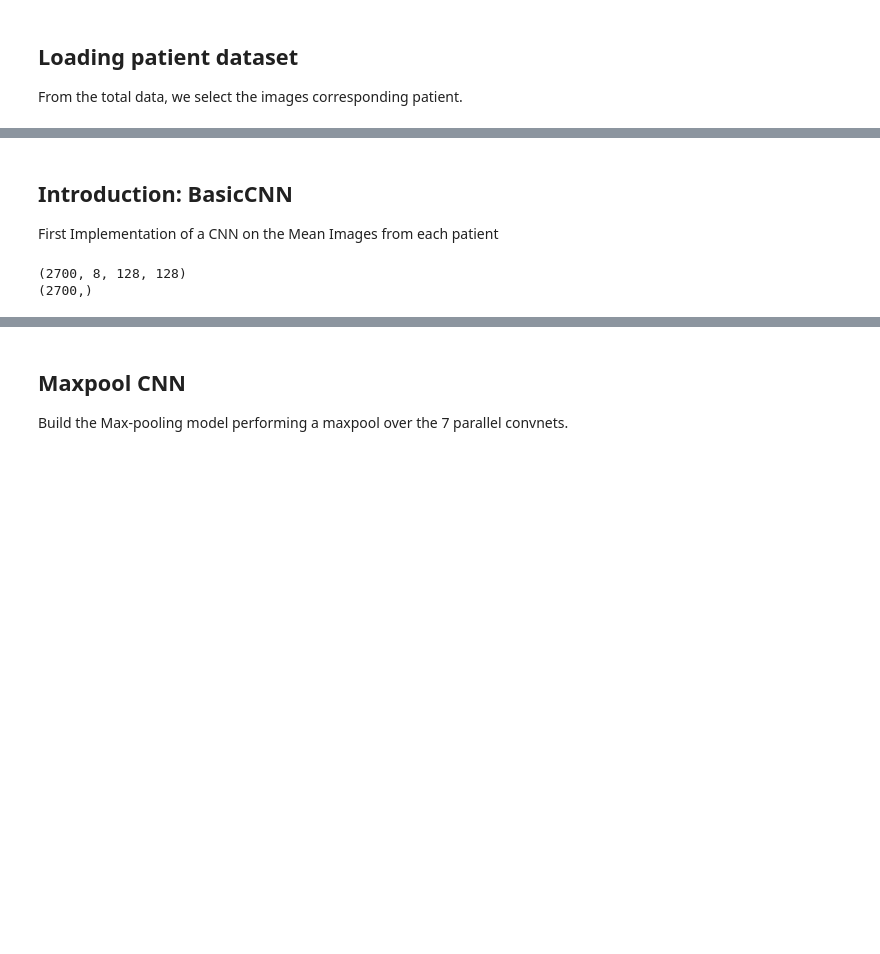
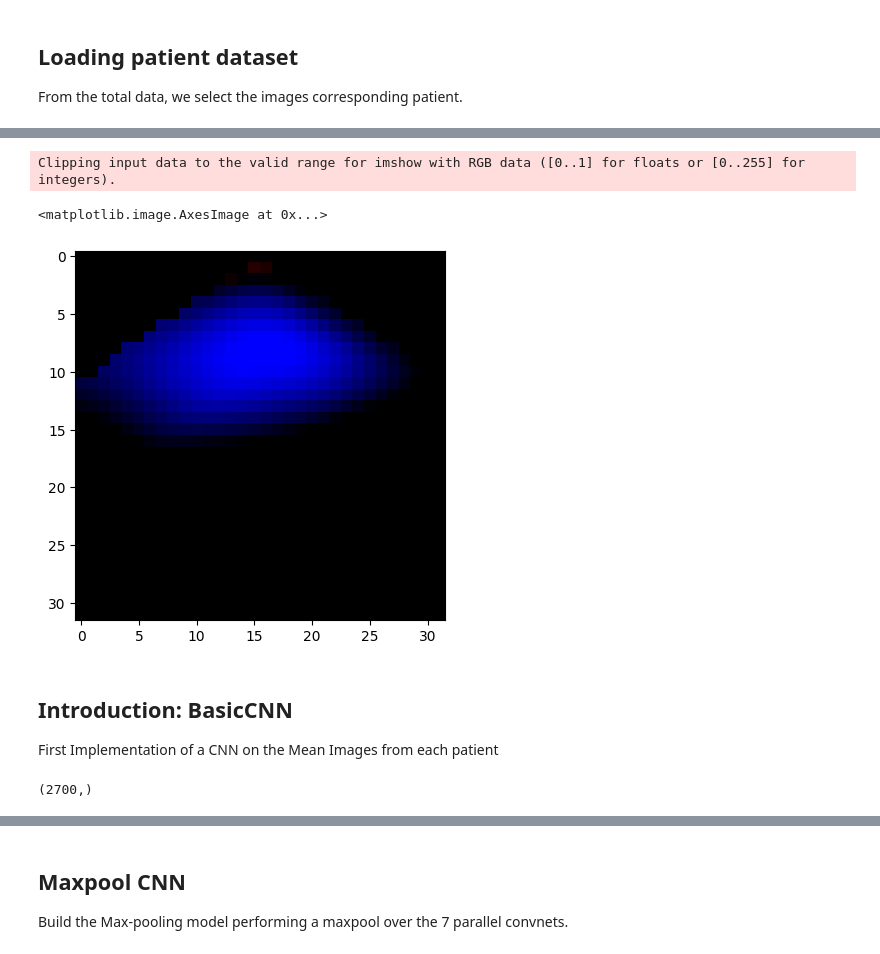
Before and after one commit to sagnik119/EEGLearn-Pytorch, a Jupyter notebook: EEGLearn_ShortDemo.ipynb, the cells around one changed output, grey strips where cells are left out. Saved outputs shown, nothing was run; the diff lists cells and outputs as text; code cells hidden in the pictures; blank space fills up the shorter version.

```diff
--- a/EEGLearn_ShortDemo.ipynb
+++ b/EEGLearn_ShortDemo.ipynb
@@ -128,0 +150,25 @@ print (labels.shape)
+# %%
+# Electrode coordinates in polar form (angle in degrees, radial distance)
+electrode_polar_coordinates = np.array([
+    [18, 0.406],   # Fp2
+    [-18, 0.406],  # Fp1
+    [-90, 0.406],  # T7
+    [90, 0.406],   # T8
+    [90, 0.203],   # C4
+    [-162, 0.406], # O1
+    [-90, 0.203],  # C3
+    [162, 0.406]   # O2
+])
+
+# Convert angles from degrees to radians
+angles_rad = np.radians(electrode_polar_coordinates[:, 0])
+
+# Calculate Cartesian coordinates
+y = electrode_polar_coordinates[:, 1] * np.cos(angles_rad)
+x = electrode_polar_coordinates[:, 1] * np.sin(angles_rad)
+
+# Combine x and y into a single array
+electrode_cartesian_coordinates = np.column_stack((x, y))
+
+# Displaying the Cartesian coordinates
+print(electrode_cartesian_coordinates)
@@ -129,3 +394,10 @@ print (labels.shape)
+# %%
+# plot one image
+plt.imshow(np.transpose(images[2552,:,:,:], (1,2,0)))
+# %% [output]
+Clipping input data to the valid range for imshow with RGB data ([0..1] for floats or [0..255] for integers).
+<matplotlib.image.AxesImage at 0x...>
+[figure, added]
 # %% [markdown]
 ## Introduction: BasicCNN
 First Implementation of a CNN on the Mean Images from each patient
@@ -134,13 +406,10 @@ train_part = 0.8
 test_part = 0.2
 
 batch_size = 32
-# %%
-print (wavelets.shape)
-print (labels.shape)
-# %% [output]
-(2700, 8, 128, 128)
-(2700,)
 # %%
 # cast labels to long int
 labels = labels.astype(np.int64)
+print (labels.shape)
+# %% [output]
+(2700,)
 # %%
```
Also changed, not shown: parts of 31 cells of this notebook, 24 other files.
